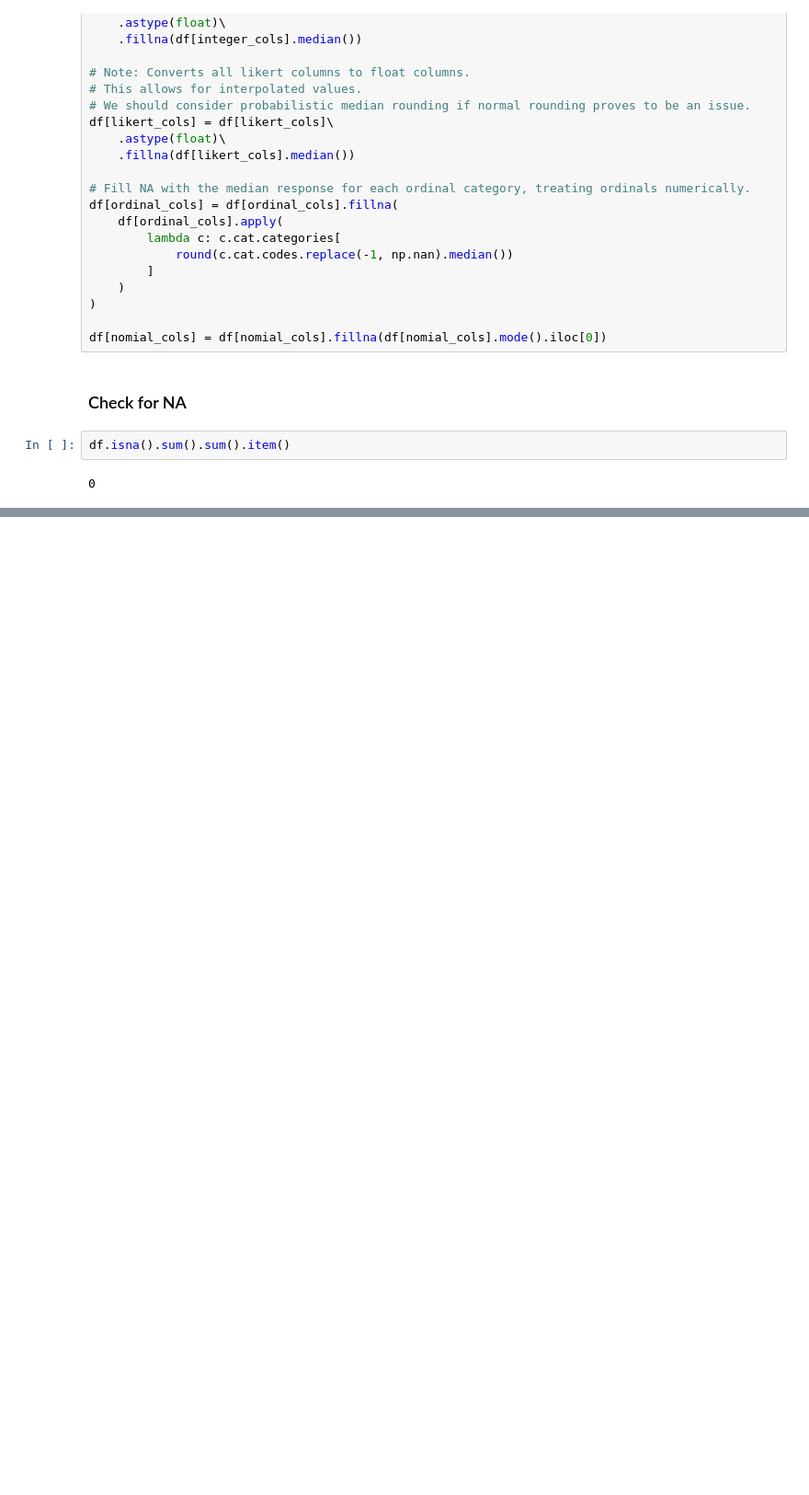
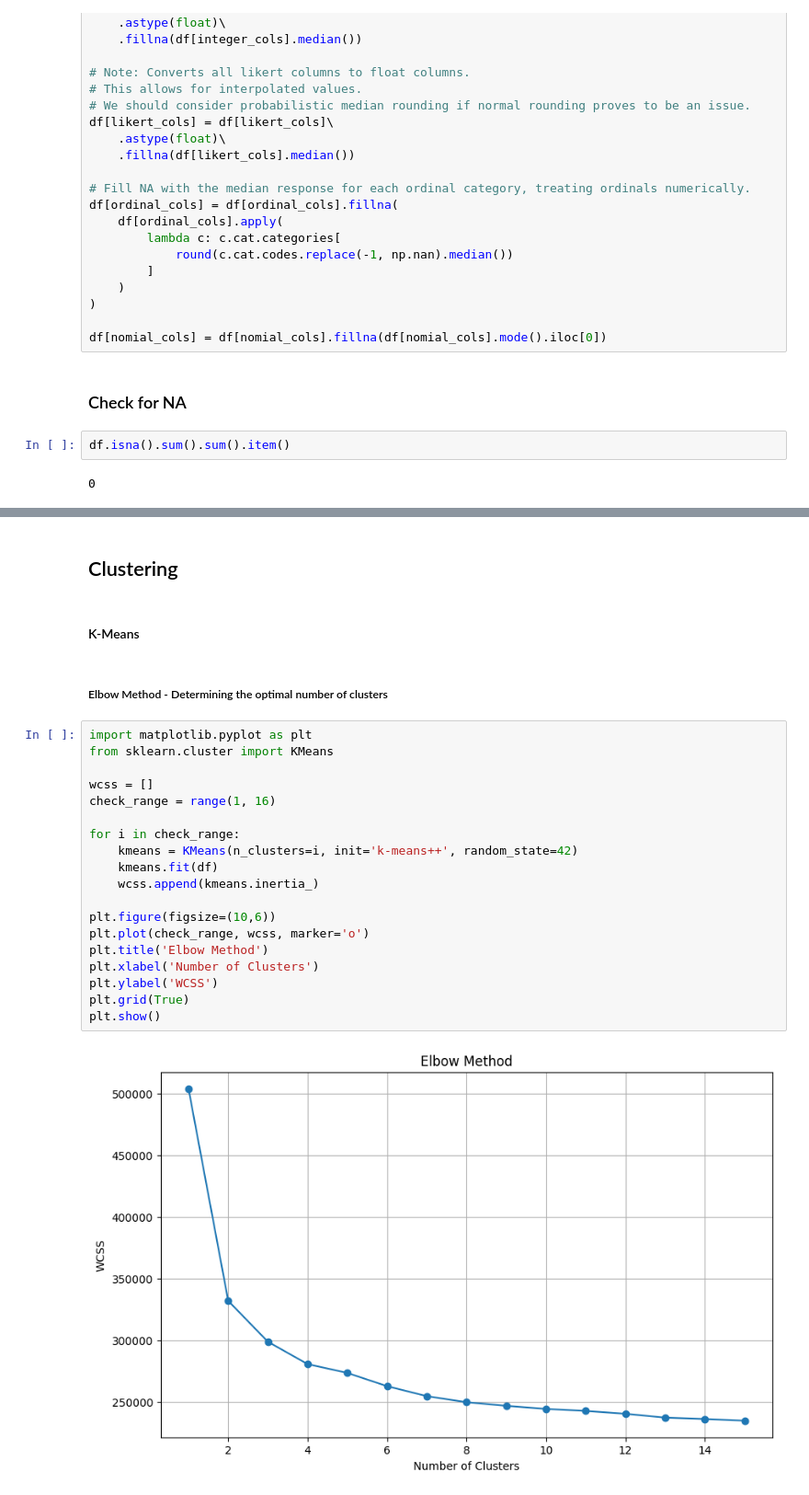
Before and after one commit to leonardo-schneider/Final-Programming, a Jupyter notebook: exploratory_data_analysis.ipynb, the cells around one changed output, grey strips where cells are left out. Shown at 92% size. Saved outputs shown, nothing was run; the diff lists cells and outputs as text; blank space fills up the shorter version.

Commit message:
-Transformed categorical data into numerical. -Included the K-means cluster and created profiles based on that.

```diff
--- a/exploratory_data_analysis.ipynb
+++ b/exploratory_data_analysis.ipynb
@@ -307,0 +386,27 @@ df.isna().sum().sum().item()
+# %% [markdown]
+## Clustering
+# %% [markdown]
+#### K-Means
+# %% [markdown]
+##### Elbow Method - Determining the optimal number of clusters
+# %%
+import matplotlib.pyplot as plt
+from sklearn.cluster import KMeans
+
+wcss = []
+check_range = range(1, 16)
+
+for i in check_range:
+    kmeans = KMeans(n_clusters=i, init='k-means++', random_state=42)
+    kmeans.fit(df)
+    wcss.append(kmeans.inertia_)
+
+plt.figure(figsize=(10,6))
+plt.plot(check_range, wcss, marker='o')
+plt.title('Elbow Method')
+plt.xlabel('Number of Clusters')
+plt.ylabel('WCSS')
+plt.grid(True)
+plt.show()
+# %% [output]
+[figure, added]
```
Also changed, not shown: parts of 11 cells of this notebook.
